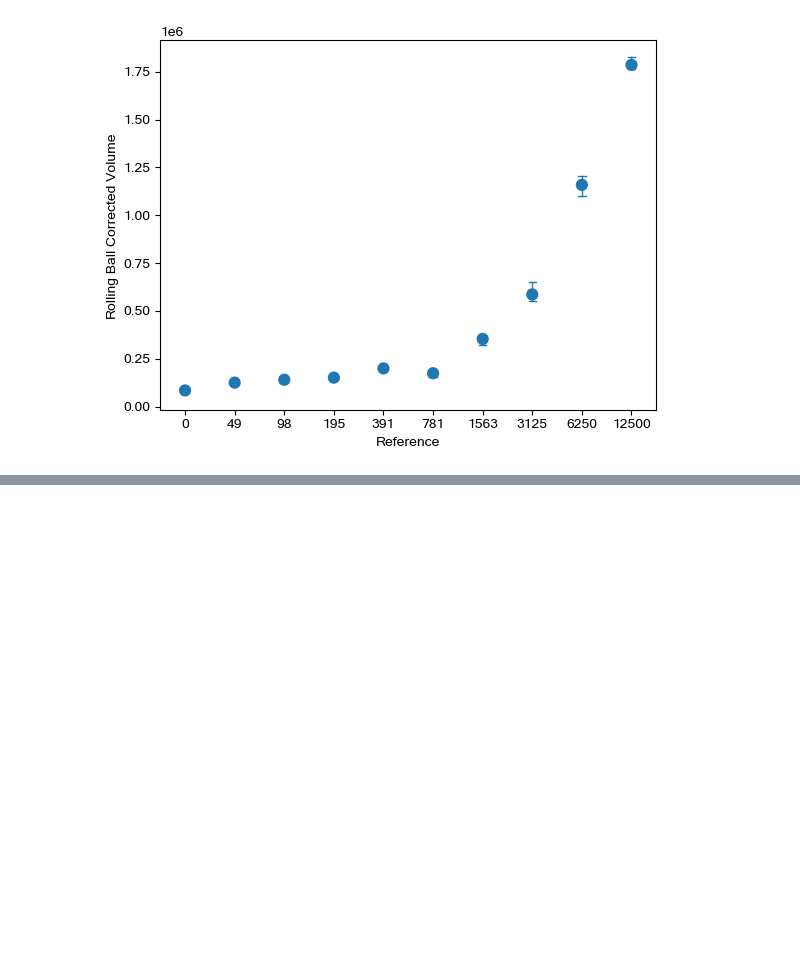
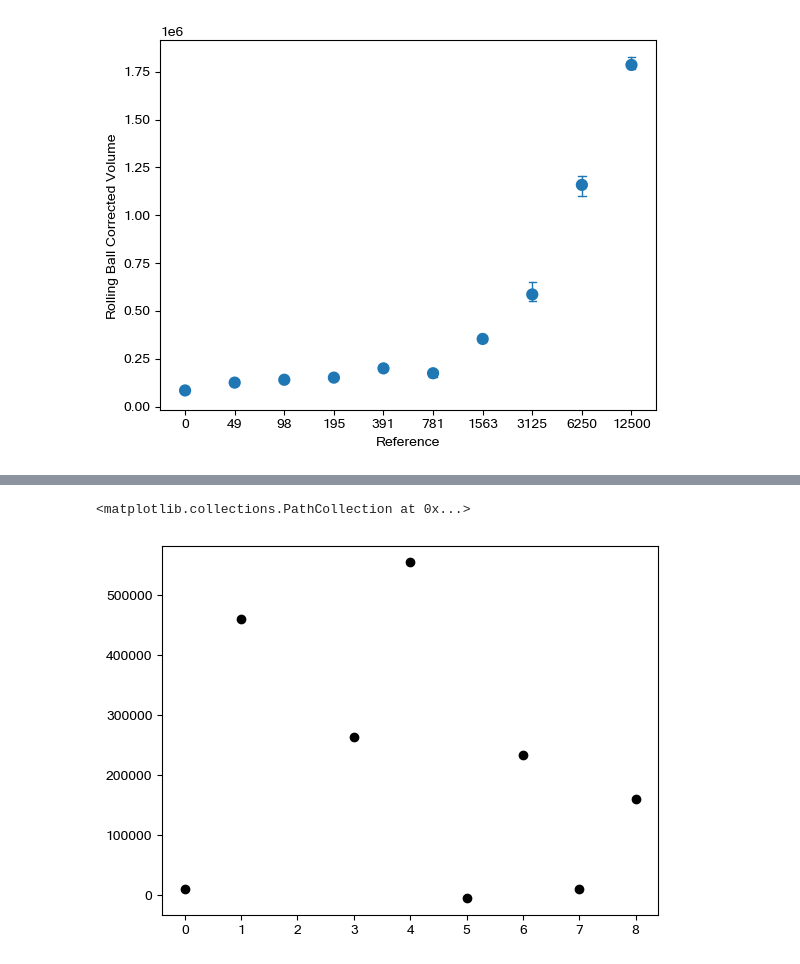
Before and after one commit to mattaq31/GelGenie, a Jupyter notebook: python-gelgenie/statistical_analysis/Paper Comparison Analysis (Clean).ipynb, the cells around one changed output, grey strips where cells are left out. Drawn from its saved outputs; the diff is of its cells as text; code cells hidden in the pictures; blank space fills up the shorter version.

```diff
--- a/python-gelgenie/statistical_analysis/Paper Comparison Analysis (Clean).ipynb
+++ b/python-gelgenie/statistical_analysis/Paper Comparison Analysis (Clean).ipynb
@@ -253,0 +258,6 @@ miracles_2b_1.head()
+# %%
+difference = arun_2021_multiplexed_S4['Rolling Ball Corrected Volume'] - arun_2021_multiplexed_S4_auto['Rolling Ball Corrected Volume']
+plt.scatter(arun_2021_multiplexed_S4['Lane ID'], difference, color='black')
+# %% [output]
+<matplotlib.collections.PathCollection at 0x...>
+[figure, added]
```
Also changed, not shown: parts of 6 cells of this notebook.
